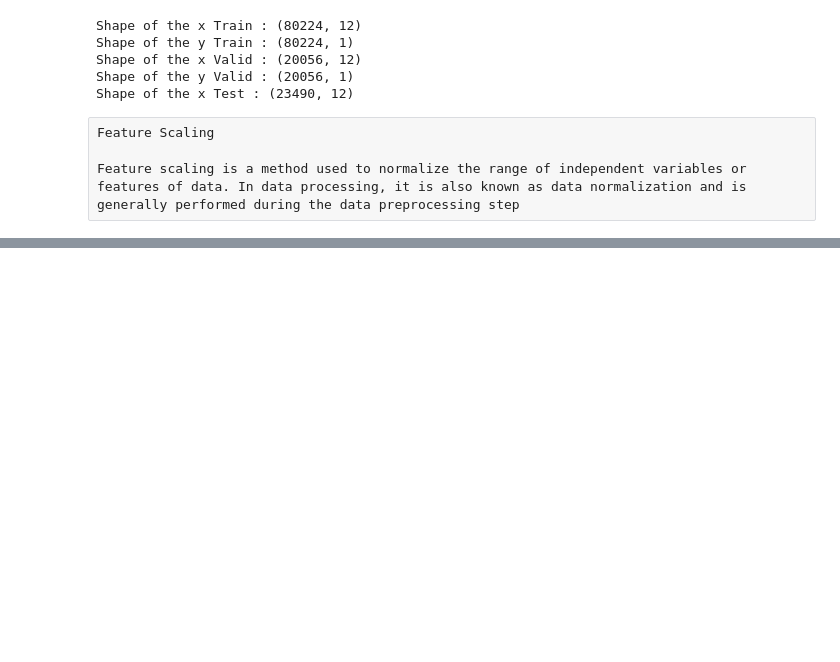
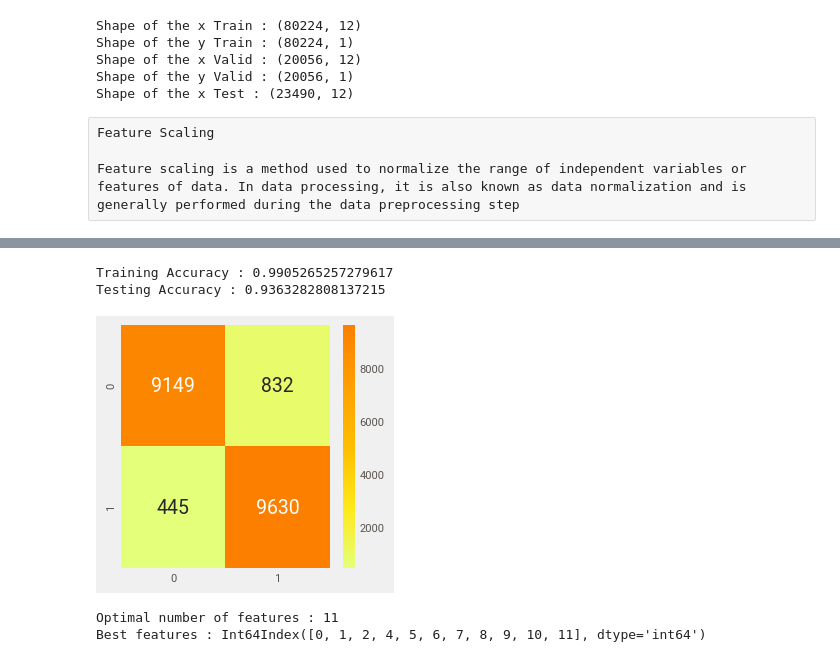
Before and after one commit to prakash079/Employee-Promotion-Predictor, a Jupyter notebook: employee_promotion_predictor.ipynb, the cells around one changed output, grey strips where cells are left out. Cells and saved outputs as stored; diff of their text form; code cells hidden in the pictures; blank space fills up the shorter version.

Commit message:
made the model

```diff
--- a/employee_promotion_predictor.ipynb
+++ b/employee_promotion_predictor.ipynb
@@ -633,0 +632,38 @@ NameError: name 'x_train' is not defined
+# %%
+# Lets use Logistic Regression to classify the data
+from sklearn.tree import DecisionTreeClassifier
+from sklearn.metrics import confusion_matrix, classification_report
+
+model = DecisionTreeClassifier()
+model.fit(x_train, y_train)
+y_pred = model.predict(x_valid)
+
+print("Training Accuracy :", model.score(x_train, y_train))
+print("Testing Accuracy :", model.score(x_valid, y_valid))
+
+cm = confusion_matrix(y_valid, y_pred)
+plt.rcParams['figure.figsize'] = (3, 3)
+sns.heatmap(cm, annot = True, cmap = 'Wistia', fmt = '.8g')
+plt.show()
+# %% [output]
+Training Accuracy : 0.9905265257279617
+Testing Accuracy : 0.9363282808137215
+[figure, added]
+# %%
+#feature selection for decision tree model
+import warnings
+warnings.filterwarnings('ignore')
+
+from sklearn.feature_selection import RFECV
+
+# The "accuracy" scoring is proportional to the number of correct classifications
+model = DecisionTreeClassifier()
+rfecv = RFECV(estimator = model, step = 1, cv = 5, scoring = 'accuracy')
+rfecv = rfecv.fit(x_train, y_train)
+
+print('Optimal number of features :', rfecv.n_features_)
+x_train = pd.DataFrame(x_train)
+print('Best features :', x_train.columns[rfecv.support_])
+# %% [output]
+Optimal number of features : 11
+Best features : Int64Index([0, 1, 2, 4, 5, 6, 7, 8, 9, 10, 11], dtype='int64')
```
Also changed, not shown: parts of 3 cells of this notebook.
